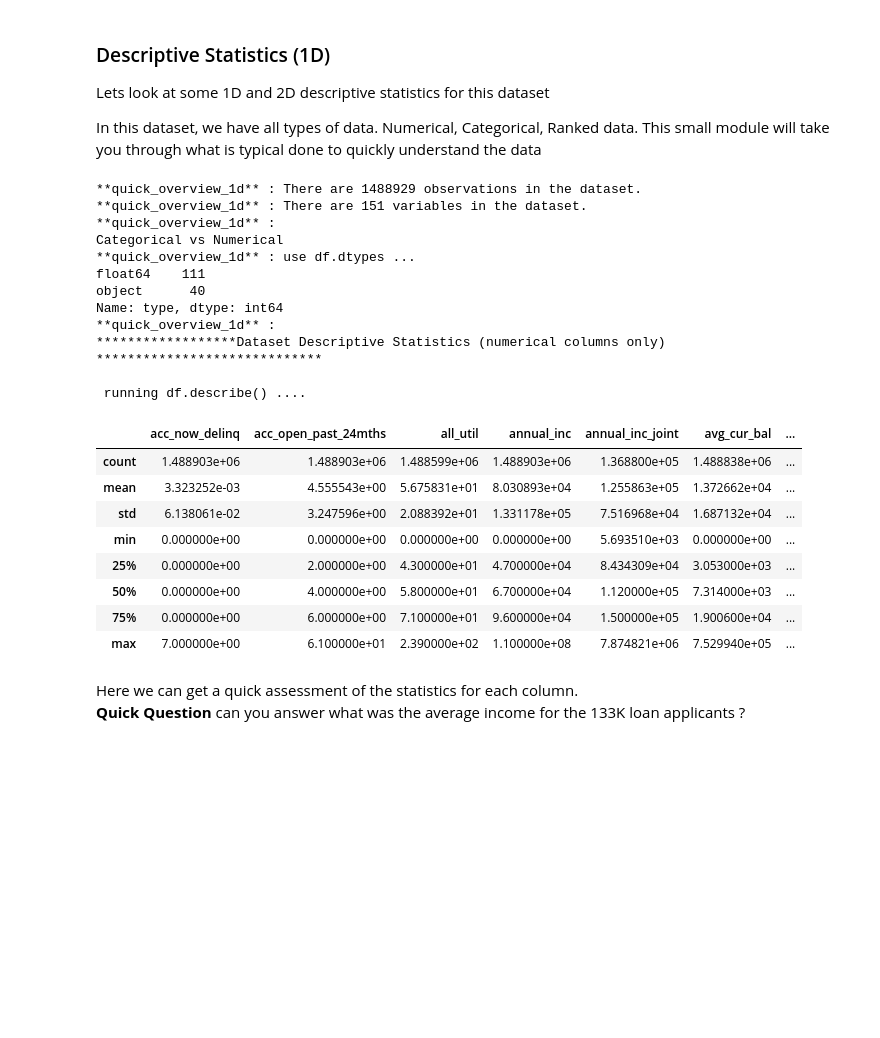
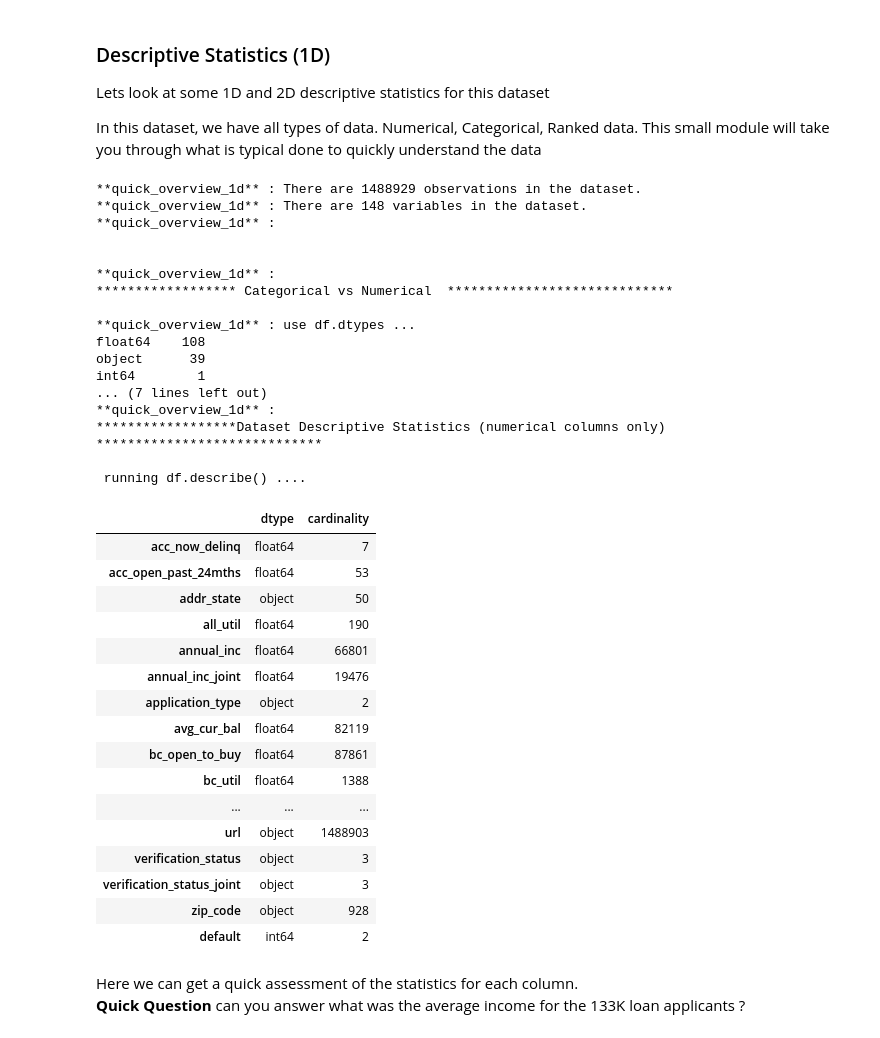
Before and after one commit to jvanoosten/lendingclub-examples, a Jupyter notebook: dataprep_common/00-dataprep.ipynb, the cells around one changed output. Saved outputs shown, nothing was run; the diff lists cells and outputs as text; code cells hidden in the pictures; blank space fills up the shorter version.

```diff
--- a/dataprep_common/00-dataprep.ipynb
+++ b/dataprep_common/00-dataprep.ipynb
@@ -79,31 +84,48 @@ In this dataset, we have all types of data.  Numerical, Categorical, Ranked data
 # %%
 # This function provide the number of rows/cols
 # Information on the types of data
 # and a report of descriptive statistics
 
-quick_overview_1d(loan_df)
+
+
+#quick_overview_1d(loan_df)
+loan_mldf = lc2.LCDF(loan_df)
+loan_mldf.quick_overview_1d()
 # %% [output]
 **quick_overview_1d** : There are 1488929 observations in the dataset.
-**quick_overview_1d** : There are 151 variables in the dataset.
+**quick_overview_1d** : There are 148 variables in the dataset.
 **quick_overview_1d** :
-Categorical vs Numerical
+
+
+**quick_overview_1d** :
+****************** Categorical vs Numerical  *****************************
+
 **quick_overview_1d** : use df.dtypes ...
-float64    111
-object      40
-Name: type, dtype: int64
+float64    108
+object      39
+int64        1
+... (7 lines left out)
 **quick_overview_1d** :
 ******************Dataset Descriptive Statistics (numerical columns only) *****************************
 
  running df.describe() ....
-|  | acc_now_delinq | acc_open_past_24mths | all_util | annual_inc | annual_inc_joint | avg_cur_bal | ... |
-| count | 1.488903e+06 | 1.488903e+06 | 1.488599e+06 | 1.488903e+06 | 1.368800e+05 | 1.488838e+06 | ... |
-| mean | 3.323252e-03 | 4.555543e+00 | 5.675831e+01 | 8.030893e+04 | 1.255863e+05 | 1.372662e+04 | ... |
-| std | 6.138061e-02 | 3.247596e+00 | 2.088392e+01 | 1.331178e+05 | 7.516968e+04 | 1.687132e+04 | ... |
-| min | 0.000000e+00 | 0.000000e+00 | 0.000000e+00 | 0.000000e+00 | 5.693510e+03 | 0.000000e+00 | ... |
-| 25% | 0.000000e+00 | 2.000000e+00 | 4.300000e+01 | 4.700000e+04 | 8.434309e+04 | 3.053000e+03 | ... |
-| 50% | 0.000000e+00 | 4.000000e+00 | 5.800000e+01 | 6.700000e+04 | 1.120000e+05 | 7.314000e+03 | ... |
-| 75% | 0.000000e+00 | 6.000000e+00 | 7.100000e+01 | 9.600000e+04 | 1.500000e+05 | 1.900600e+04 | ... |
-| max | 7.000000e+00 | 6.100000e+01 | 2.390000e+02 | 1.100000e+08 | 7.874821e+06 | 7.529940e+05 | ... |
+|  | dtype | cardinality |
+| acc_now_delinq | float64 | 7 |
+| acc_open_past_24mths | float64 | 53 |
+| addr_state | object | 50 |
+| all_util | float64 | 190 |
+| annual_inc | float64 | 66801 |
+| annual_inc_joint | float64 | 19476 |
+| application_type | object | 2 |
+| avg_cur_bal | float64 | 82119 |
+| bc_open_to_buy | float64 | 87861 |
+| bc_util | float64 | 1388 |
+| ... | ... | ... |
+| url | object | 1488903 |
+| verification_status | object | 3 |
+| verification_status_joint | object | 3 |
+| zip_code | object | 928 |
+| default | int64 | 2 |
 # %% [markdown]
 Here we can get a quick assessment of the statistics for each column.
 **Quick Question** can you answer what was the average income for the 133K loan applicants ?
```
Also changed, not shown: parts of 8 cells of this notebook, 1 other file.
